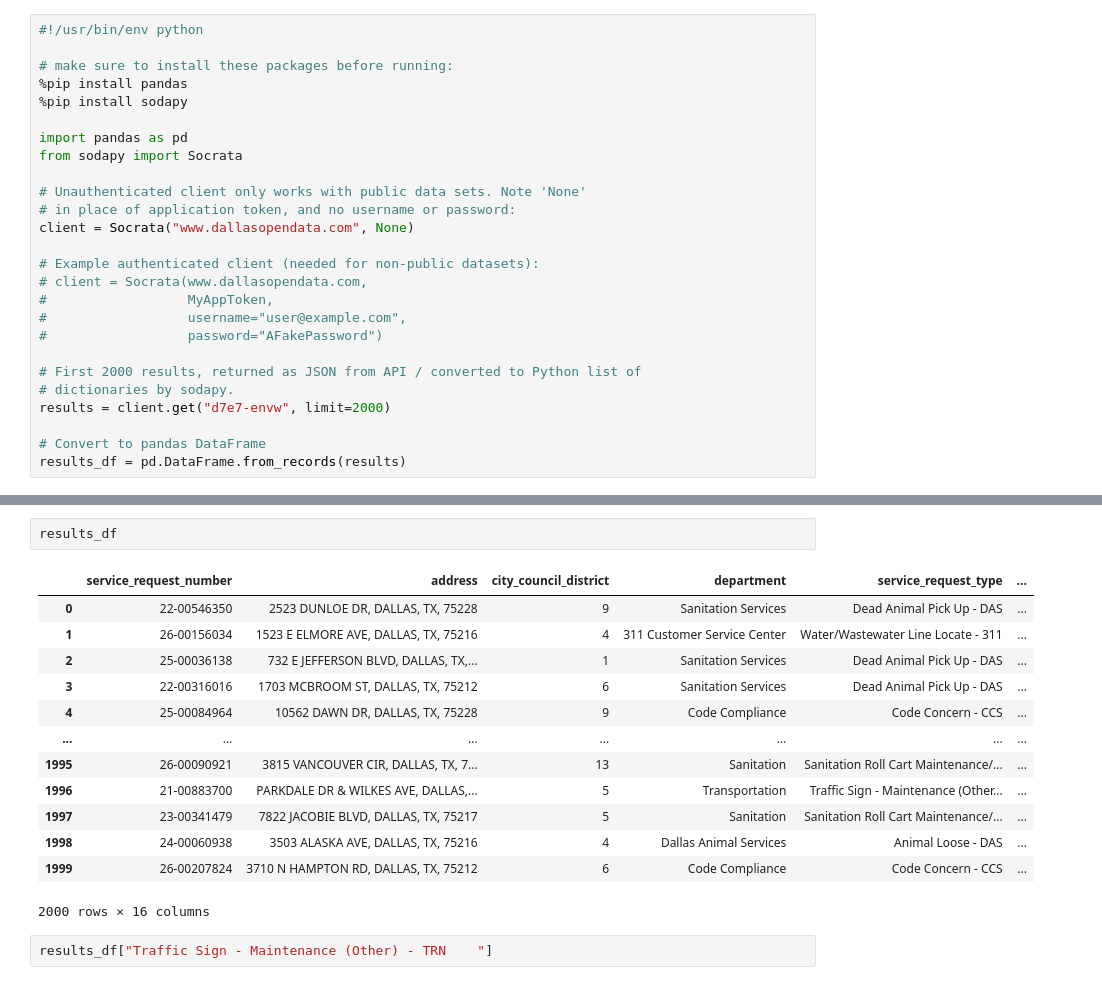
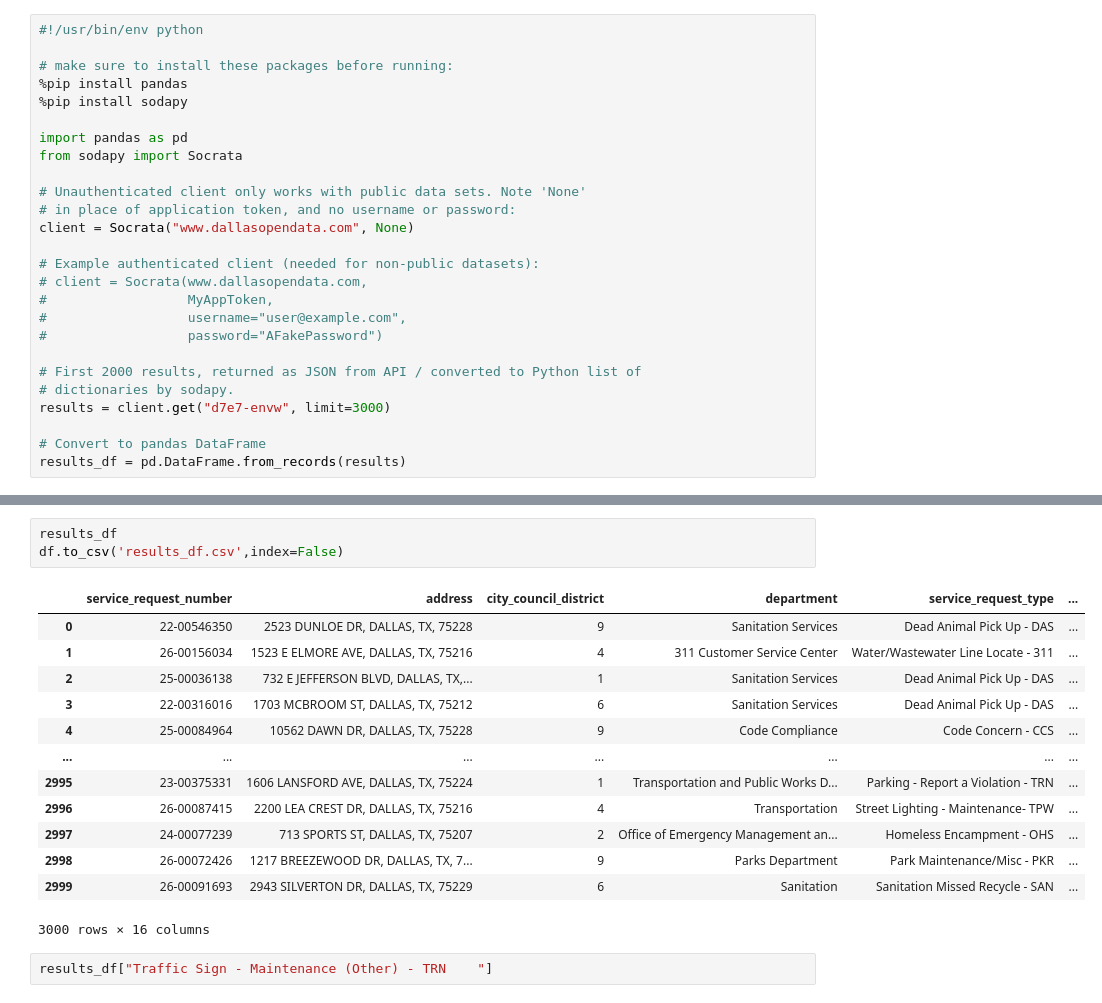
Before and after one commit to ratraverfallick/Hackathon_REU2026_Group4, a Jupyter notebook: lightdata.ipynb, the cells around one changed output, grey strips where cells are left out. Cells and saved outputs as stored; diff of their text form.

Commit message:
light data notebook

```diff
--- a/lightdata.ipynb
+++ b/lightdata.ipynb
@@ -20,7 +20,7 @@ client = Socrata("www.dallasopendata.com", None)
 
 # First 2000 results, returned as JSON from API / converted to Python list of
 # dictionaries by sodapy.
-results = client.get("d7e7-envw", limit=2000)
+results = client.get("d7e7-envw", limit=3000)
 
 # Convert to pandas DataFrame
 results_df = pd.DataFrame.from_records(results)
@@ -47,19 +43,20 @@ Note: you may need to restart the kernel to use updated packages.
 # %%
 results_df
+df.to_csv('results_df.csv',index=False)
 # %% [output]
 |  | service_request_number | address | city_council_district | department | service_request_type | ... |
 | 0 | 22-00546350 | 2523 DUNLOE DR, DALLAS, TX, 75228 | 9 | Sanitation Services | Dead Animal Pick Up - DAS | ... |
 | 1 | 26-00156034 | 1523 E ELMORE AVE, DALLAS, TX, 75216 | 4 | 311 Customer Service Center | Water/Wastewater Line Locate - 311 | ... |
 | 2 | 25-00036138 | 732 E JEFFERSON BLVD, DALLAS, TX,... | 1 | Sanitation Services | Dead Animal Pick Up - DAS | ... |
 | 3 | 22-00316016 | 1703 MCBROOM ST, DALLAS, TX, 75212 | 6 | Sanitation Services | Dead Animal Pick Up - DAS | ... |
 | 4 | 25-00084964 | 10562 DAWN DR, DALLAS, TX, 75228 | 9 | Code Compliance | Code Concern - CCS | ... |
 | ... | ... | ... | ... | ... | ... | ... |
-| 1995 | 26-00090921 | 3815 VANCOUVER CIR, DALLAS, TX, 7... | 13 | Sanitation | Sanitation Roll Cart Maintenance/... | ... |
-| 1996 | 21-00883700 | PARKDALE DR & WILKES AVE, DALLAS,... | 5 | Transportation | Traffic Sign - Maintenance (Other... | ... |
-| 1997 | 23-00341479 | 7822 JACOBIE BLVD, DALLAS, TX, 75217 | 5 | Sanitation | Sanitation Roll Cart Maintenance/... | ... |
-| 1998 | 24-00060938 | 3503 ALASKA AVE, DALLAS, TX, 75216 | 4 | Dallas Animal Services | Animal Loose - DAS | ... |
-| 1999 | 26-00207824 | 3710 N HAMPTON RD, DALLAS, TX, 75212 | 6 | Code Compliance | Code Concern - CCS | ... |
+| 2995 | 23-00375331 | 1606 LANSFORD AVE, DALLAS, TX, 75224 | 1 | Transportation and Public Works D... | Parking - Report a Violation - TRN | ... |
+| 2996 | 26-00087415 | 2200 LEA CREST DR, DALLAS, TX, 75216 | 4 | Transportation | Street Lighting - Maintenance- TPW | ... |
+| 2997 | 24-00077239 | 713 SPORTS ST, DALLAS, TX, 75207 | 2 | Office of Emergency Management an... | Homeless Encampment - OHS | ... |
+| 2998 | 26-00072426 | 1217 BREEZEWOOD DR, DALLAS, TX, 7... | 9 | Parks Department | Park Maintenance/Misc - PKR | ... |
+| 2999 | 26-00091693 | 2943 SILVERTON DR, DALLAS, TX, 75229 | 6 | Sanitation | Sanitation Missed Recycle - SAN | ... |
-2000 rows × 16 columns
+3000 rows × 16 columns
 # %%
 results_df["Traffic Sign - Maintenance (Other) - TRN	"]
 # %% [output]
```
Also changed, not shown: parts of 3 cells of this notebook.
